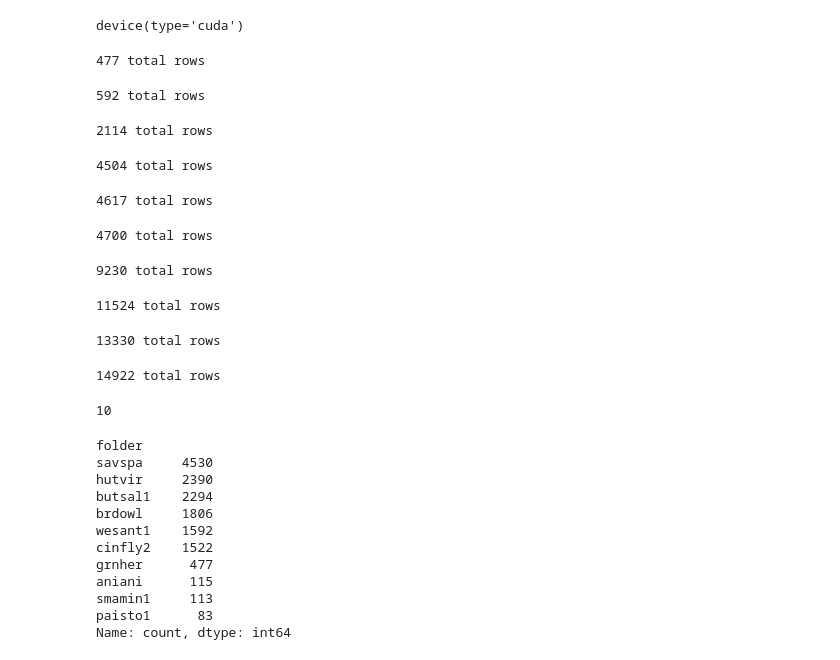
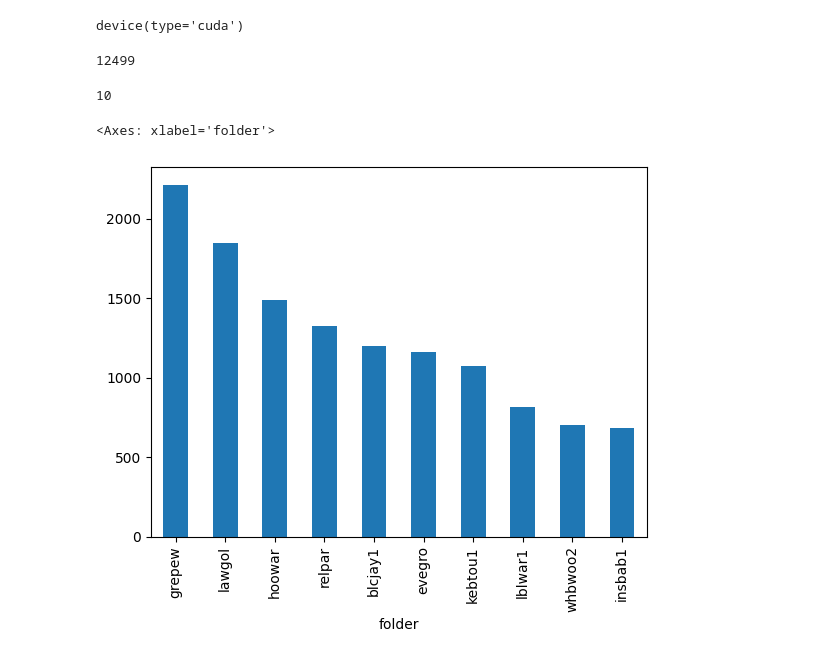
Before and after one commit to spearmintage/final-project, a Jupyter notebook: code/deeper_audio_test.ipynb, the cells around one changed output. Drawn from its saved outputs; the diff is of its cells as text; code cells hidden in the pictures.

Commit message:
added over/undersampling to get very good results from the model on full folders

```diff
--- a/code/deeper_audio_test.ipynb
+++ b/code/deeper_audio_test.ipynb
@@ -29,16 +31,22 @@ device
 # %% [output]
 device(type='cuda')
 # %%
-def get_random_folders(base_dir: str, split_interval_secs: int | float, total_folders: int = 50, sample_rate: int = 32000, file_cutoff: int = 2000, folder_cutoff: int = 25, all_folder_files: bool = False):
+def get_random_folders(base_dir: str, split_interval_secs: int | float, total_folders: int = 50, sample_rate: int = 32000, file_cutoff: int = 2000, folder_cutoff: int = 25, all_folder_files: bool = False, folder_size_range: tuple = (0, 0)):
     folders = os.listdir(base_dir)
-    folders = random.sample(folders, k=total_folders)
+    folder_count = 0
+    random.shuffle(folders)
 
     rows = []
 
-    for i, folder in enumerate(folders):
+    for folder in folders:
         folder_dir = base_dir + folder + "/"
 
         folder_files = 0
+        if folder_size_range != (0, 0):
+            size = len(os.listdir(folder_dir))
+            if size < folder_size_range[0] or size > folder_size_range[1]:
+                continue
+
         for file in (progress_bar := tqdm(os.listdir(folder_dir))):
             file_data, file_sample_rate_hz = librosa.load(folder_dir + file, sr=sample_rate)
 
@@ -58,12 +66,15 @@ def get_random_folders(base_dir: str, split_interval_secs: int | float, total_fo
                     folder_files += 1
 
             if folder_files >= 200 and not all_folder_files: break
-            progress_bar.set_description(f"Folder {i + 1}/{len(folders)} - {folder}")
+            progress_bar.set_description(f"Folder {folder_count + 1}/{total_folders} - {folder}")
 
-        print(len(rows), "total rows")
+        folder_count += 1
 
-        if len(rows) >= file_cutoff and i + 1 >= folder_cutoff and not all_folder_files:
+        if len(rows) >= file_cutoff and folder_count >= folder_cutoff and not all_folder_files:
             print(f"Enumeration ended early due to having over {file_cutoff} files and at least {folder_cutoff} classes.")
+            break
+
+        if all_folder_files and folder_count >= total_folders:
             break
 
     folder_df = pd.DataFrame(data=rows, columns=["folder", "file", "samples", "sample_rate_hz", "file_length_secs", "stft_data"])
@@ -76,35 +87,22 @@ base_dir = "../datasets/birdsongs-combined/train_audio/"
 split_interval_secs = 2 # change this as you please. CAN be a float i think?
 sample_rate = 32000
 
-#folder_df = get_random_folders(base_dir, split_interval_secs=2, total_folders=50, sample_rate=sample_rate, file_cutoff=2000, folder_cutoff=25) # load 50 random files, cut off after 25 folders and 2000 files
-folder_df = get_random_folders(base_dir, split_interval_secs=split_interval_secs, total_folders=10, sample_rate=sample_rate, all_folder_files=True) # load ALL files from 10 random folders.
+# load 50 random files, cut off after 25 folders and 2000 files
+#folder_df = get_random_folders(base_dir, split_interval_secs=2, total_folders=50, sample_rate=sample_rate, file_cutoff=2000, folder_cutoff=25)
+
+# load ALL files from 10 random folders.
+# prevent under/oversampling by setting a range of files per folder
+folder_df = get_random_folders(base_dir, split_interval_secs=split_interval_secs, total_folders=10, sample_rate=sample_rate, all_folder_files=True, folder_size_range=(50,100))
-# %% [output]
-477 total rows
-592 total rows
-2114 total rows
-4504 total rows
-4617 total rows
-4700 total rows
-9230 total rows
-11524 total rows
-13330 total rows
-14922 total rows
+# %%
+len(folder_df)
+# %% [output]
+12499
 # %%
 len(folder_df["folder"].unique())
 # %% [output]
 10
 # %%
-folder_df["folder"].value_counts()
+folder_df["folder"].value_counts().plot.bar()
 # %% [output]
-folder
-savspa     4530
-hutvir     2390
-butsal1    2294
-brdowl     1806
-wesant1    1592
-cinfly2    1522
-grnher      477
-aniani      115
-smamin1     113
-paisto1      83
-Name: count, dtype: int64
+<Axes: xlabel='folder'>
+[figure, added]
```
Also changed, not shown: parts of 6 cells of this notebook, 1 other file.
